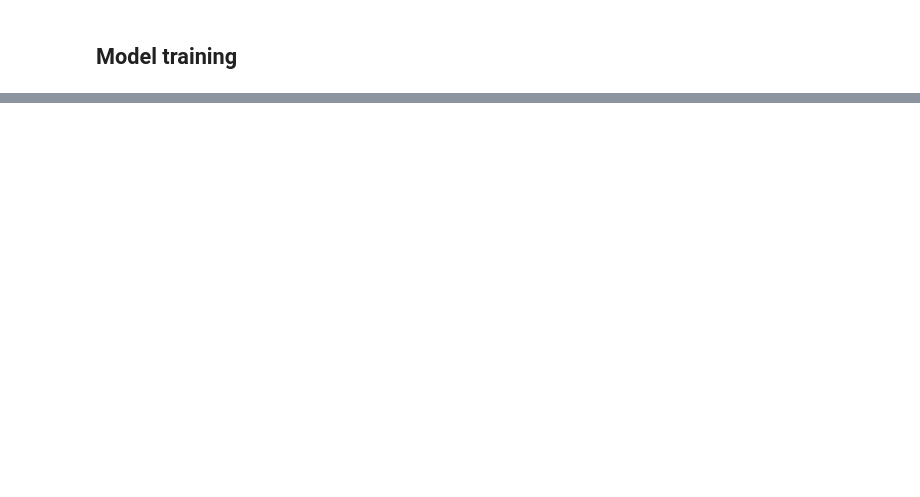
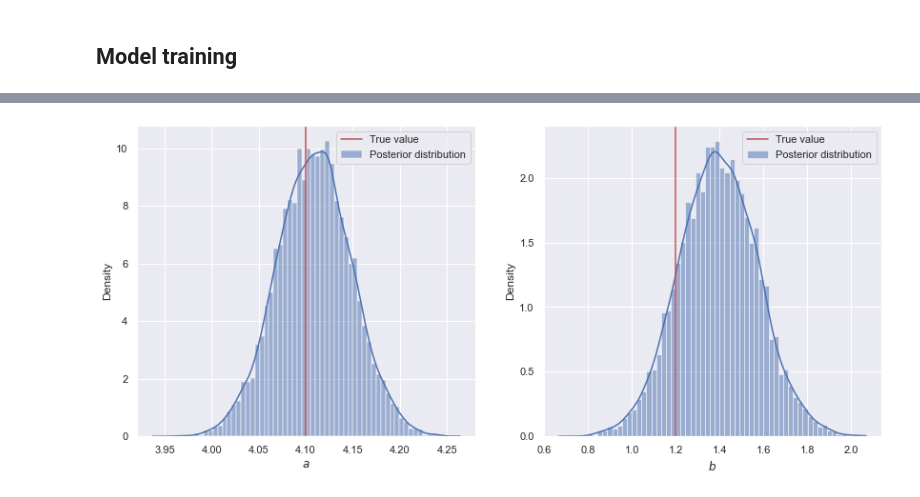
Before and after one commit to emanuele-moscato/bayesian-explorations, a Jupyter notebook: notebooks/bayesian_lin_reg_with_vi.ipynb, the cells around one changed output, grey strips where cells are left out. Drawn from its saved outputs; the diff is of its cells as text; code cells hidden in the pictures; blank space fills up the shorter version.

```diff
--- a/notebooks/bayesian_lin_reg_with_vi.ipynb
+++ b/notebooks/bayesian_lin_reg_with_vi.ipynb
@@ -231,9 +313,9 @@ Train the model with gradient descent.
 # %%
 # Re-initialize weights (for experimenting).
-w0 = tf.Variable(0.5, name='w0')  # --> mu_a
-w1 = tf.Variable(1., name='w1')  # --> softplus --> sigma_a
-w2 = tf.Variable(0.5, name='w2')  # --> mu_b
-w3 = tf.Variable(1., name='w2')  # --> softplus --> sigma_b
+w0 = tf.Variable(5.5, name='w0')  # --> mu_a
+w1 = tf.Variable(4.4, name='w1')  # --> softplus --> sigma_a
+w2 = tf.Variable(9.5, name='w2')  # --> mu_b
+w3 = tf.Variable(1.6, name='w2')  # --> softplus --> sigma_b
 
 variational_distr = tfd.Normal(
     loc=[w0, w2],
@@ -241,12 +323,21 @@ variational_distr = tfd.Normal(
 )
 
 
+normalize_loss_nnl = False
+
 loss_history = [
     compute_total_loss(
         x_data,
         y_data,
-        variational_distr
+        variational_distr,
+        normalize_loss_nnl=normalize_loss_nnl
     ).numpy()
 ]
 
+params_history = [
+    [variational_distr.mean()[0].numpy(), variational_distr.mean()[1].numpy()]
+]
+
 epoch = 0
+
+print(f'Starting point | Loss: {loss_history[-1]}')
@@ -307,0 +406,66 @@ Epoch: 100 | Loss: 997.530029296875
+# %%
+# Plot the variational distributions of the parameters and
+# the true values.
+print('Estimated variational parameters:')
+print(
+    f'mu_a: {variational_distr_final.mean()[0]} | '
+    f'sigma_a: {variational_distr_final.stddev()[0]} | '
+    f'mu_b: {variational_distr_final.mean()[1]} | '
+    f'sigma_b: {variational_distr_final.stddev()[1]}'
+)
+
+print('\nTrue values:')
+print(f'a: {a_true} | b: {b_true}')
+
+z_a = (variational_distr_final.mean()[0] - a_true) / variational_distr_final.stddev()[0]
+z_b = (variational_distr_final.mean()[1] - b_true) / variational_distr_final.stddev()[1]
+
+print('\nDistance of the true values from the posterior means:')
+print(f'a: {z_a} sigma | b: {z_b} sigma')
+
+
+fig, axs = plt.subplots(nrows=1, ncols=2, figsize=(14, 6))
+
+final_samples = variational_distr_final.sample(10000)
+
+sns.histplot(
+    x=final_samples[:, 0].numpy(),
+    ax=axs[0],
+    kde=True,
+    stat='density',
+    label='Posterior distribution'
+)
+
+axs[0].axvline(
+    x=[a_true],
+    ymin=0.,
+    ymax=1.,
+    color='r',
+    label='True value'
+)
+
+plt.sca(axs[0])
+plt.xlabel('$a$')
+plt.legend()
+
+
+sns.histplot(
+    x=final_samples[:, 1].numpy(),
+    ax=axs[1],
+    kde=True,
+    stat='density',
+    label='Posterior distribution'
+)
+
+axs[1].axvline(
+    x=[b_true],
+    ymin=0.,
+    ymax=1.,
+    color='r',
+    label='True value'
+)
+
+plt.sca(axs[1])
+plt.xlabel('$b$')
+plt.legend()
+# %% [output]
@@ -308,3 +481,4 @@ Epoch: 100 | Loss: 997.530029296875
+[figure, added]
 # %%
 # Loss history
 fig = plt.figure(figsize=(14, 6))
```
Also changed, not shown: parts of 16 cells of this notebook.
